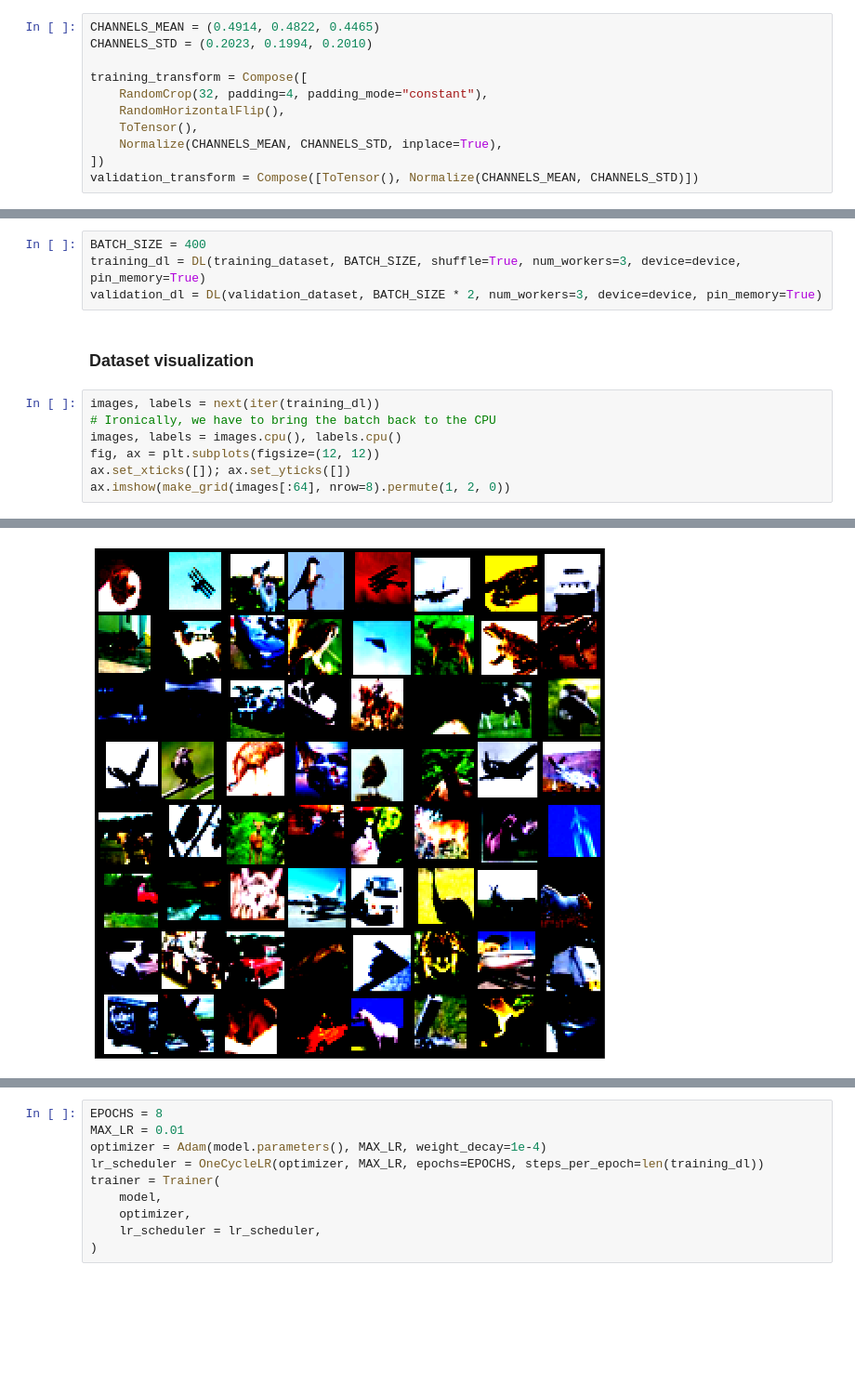
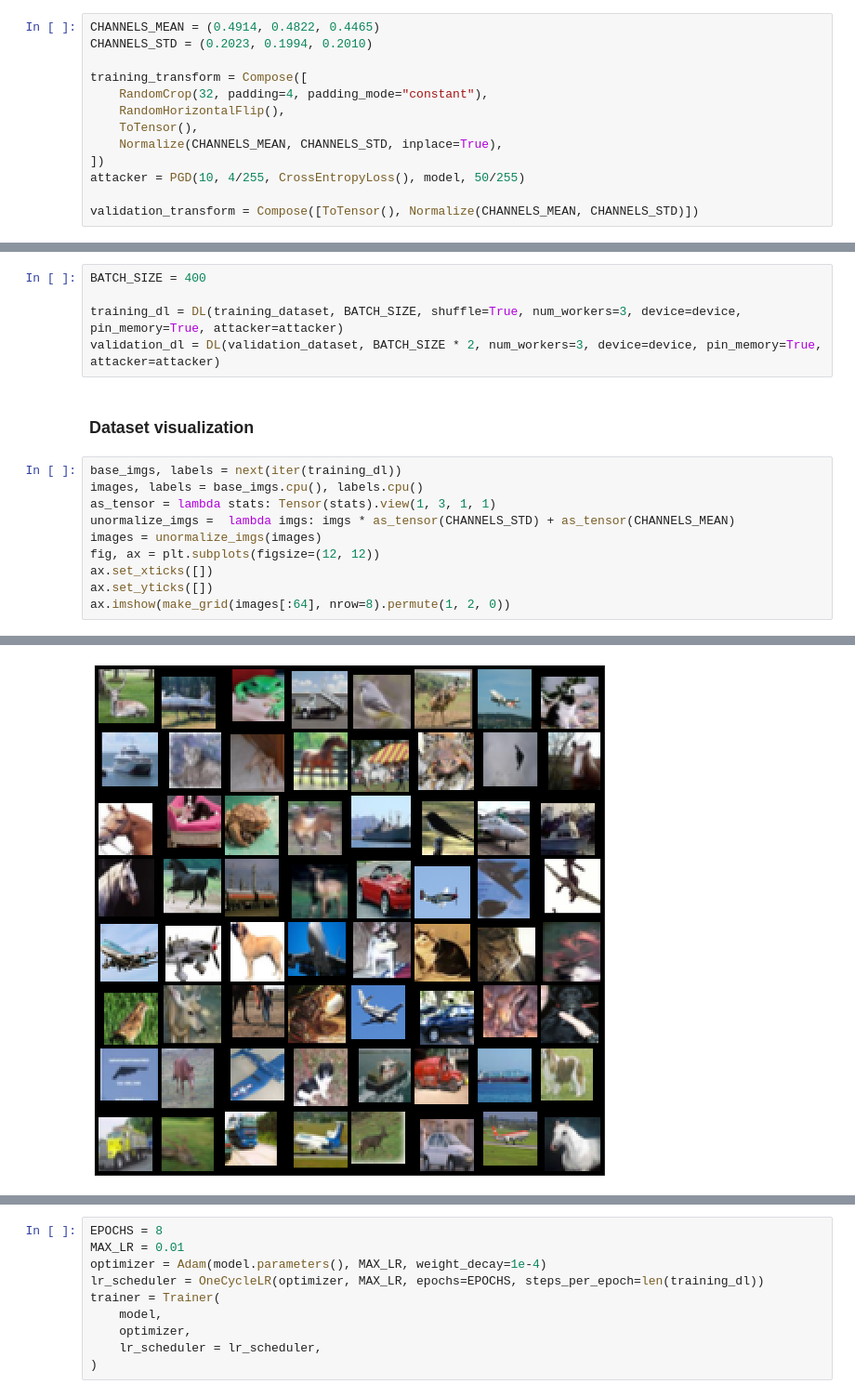
Before and after one commit to MauroAbidalCarrer/DL_CV_training_and_interpretation, a Jupyter notebook: notebooks/cifar10_90_percent.ipynb, the cells around one changed output, grey strips where cells are left out. Shown: that part at 93% size. Drawn from its saved outputs; the diff is of its cells as text; blank space fills up the shorter version.

```diff
--- a/notebooks/cifar10_90_percent.ipynb
+++ b/notebooks/cifar10_90_percent.ipynb
@@ -50,6 +77,8 @@ training_transform = Compose([
     ToTensor(),
     Normalize(CHANNELS_MEAN, CHANNELS_STD, inplace=True),
 ])
+attacker = PGD(10, 4/255, CrossEntropyLoss(), model, 50/255)
+
 validation_transform = Compose([ToTensor(), Normalize(CHANNELS_MEAN, CHANNELS_STD)])
 # %% [markdown]
 ### Datasets
@@ -62,15 +91,19 @@ Files already downloaded and verified
 ### Datasets loaders
 # %%
 BATCH_SIZE = 400
-training_dl = DL(training_dataset, BATCH_SIZE, shuffle=True, num_workers=3, device=device, pin_memory=True)
-validation_dl = DL(validation_dataset, BATCH_SIZE * 2, num_workers=3, device=device, pin_memory=True)
+
+training_dl = DL(training_dataset, BATCH_SIZE, shuffle=True, num_workers=3, device=device, pin_memory=True, attacker=attacker)
+validation_dl = DL(validation_dataset, BATCH_SIZE * 2, num_workers=3, device=device, pin_memory=True, attacker=attacker)
 # %% [markdown]
 ### Dataset visualization
 # %%
-images, labels = next(iter(training_dl))
-# Ironically, we have to bring the batch back to the CPU
-images, labels = images.cpu(), labels.cpu()
+base_imgs, labels = next(iter(training_dl))
+images, labels = base_imgs.cpu(), labels.cpu()
+as_tensor = lambda stats: Tensor(stats).view(1, 3, 1, 1)
+unormalize_imgs =  lambda imgs: imgs * as_tensor(CHANNELS_STD) + as_tensor(CHANNELS_MEAN)
+images = unormalize_imgs(images)
 fig, ax = plt.subplots(figsize=(12, 12))
-ax.set_xticks([]); ax.set_yticks([])
+ax.set_xticks([])
+ax.set_yticks([])
 ax.imshow(make_grid(images[:64], nrow=8).permute(1, 2, 0))
 # %% [output]
@@ -79 +114 @@ Clipping input data to the valid range for imshow with RGB data ([0..1] for floa
-[figure, old version]
+[figure, new version]
```
Also changed, not shown: parts of 8 cells of this notebook, 3 other files.
